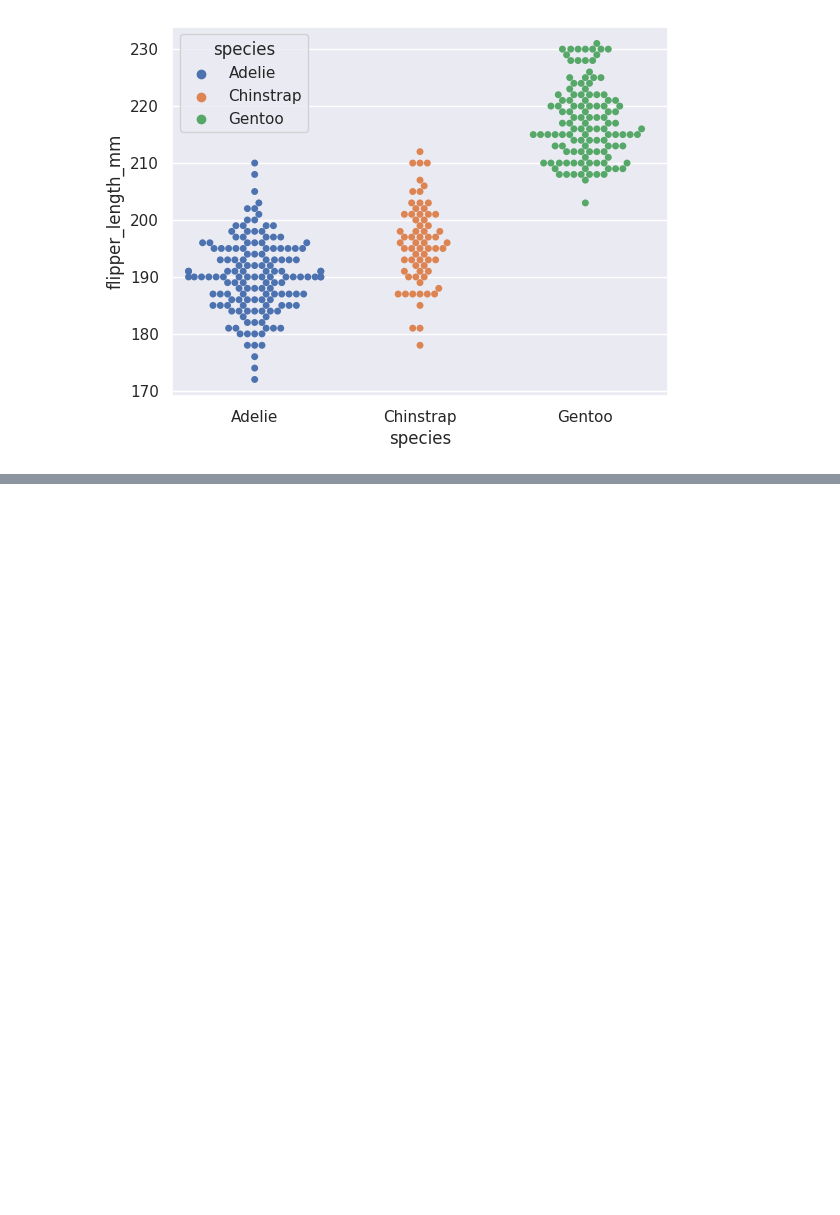
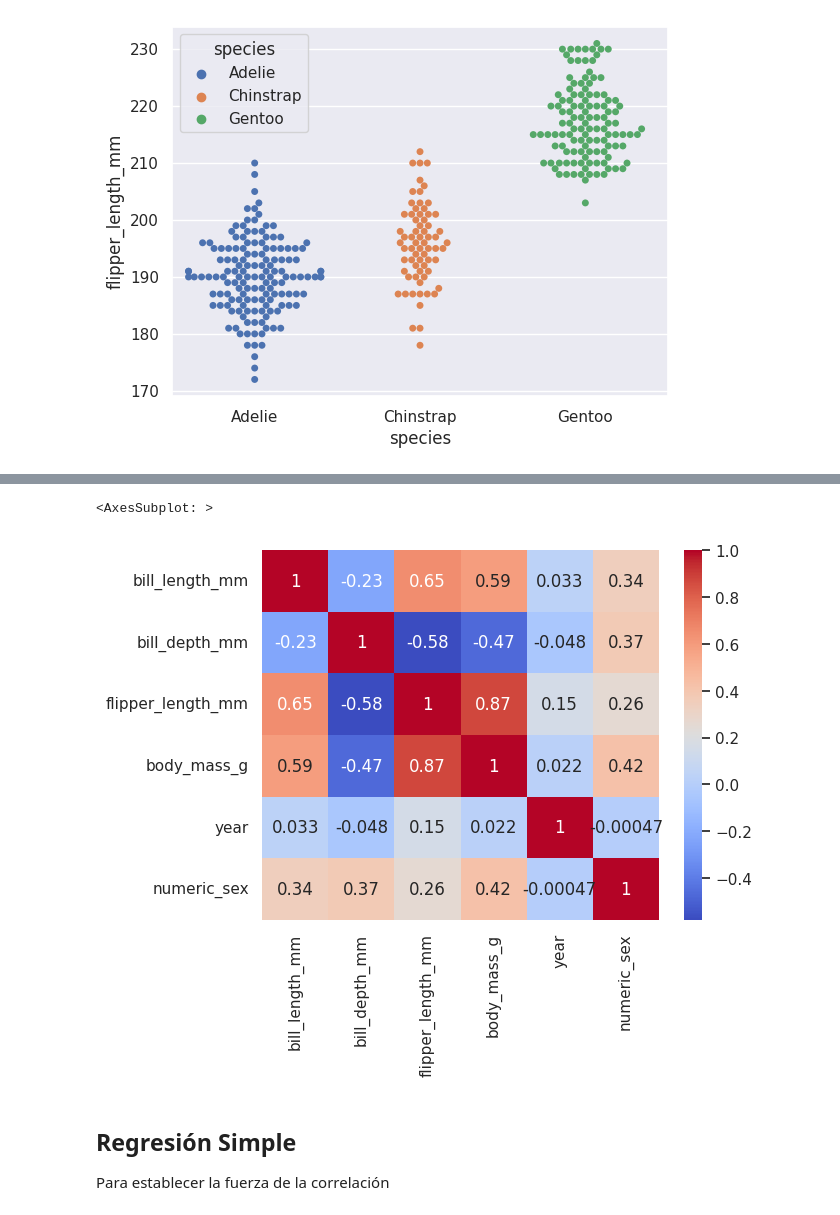
Before and after one commit to AleexSilva/Training-EDA, a Jupyter notebook: python-files/intro.ipynb, the cells around one changed output, grey strips where cells are left out. Drawn from its saved outputs; the diff is of its cells as text; code cells hidden in the pictures; blank space fills up the shorter version.

```diff
--- a/python-files/intro.ipynb
+++ b/python-files/intro.ipynb
@@ -812,0 +865,22 @@ sns.swarmplot(
+# %%
+df_num_sex=(
+    df.
+    assign(
+        numeric_sex=lambda df:df.sex.replace(['female','male'],[0,1])
+    )
+
+)
+# %%
+df_num_sex['numeric_sex']=df_num_sex['numeric_sex'].astype('int')
+# %%
+sns.heatmap(
+    df_num_sex.corr(),
+    annot= True,
+    cmap='coolwarm'
+)
+# %% [output]
+<AxesSubplot: >
+[figure, added]
+# %% [markdown]
+## Regresión Simple
+Para establecer la fuerza de la correlación
```
Also changed, not shown: parts of 10 cells of this notebook.
